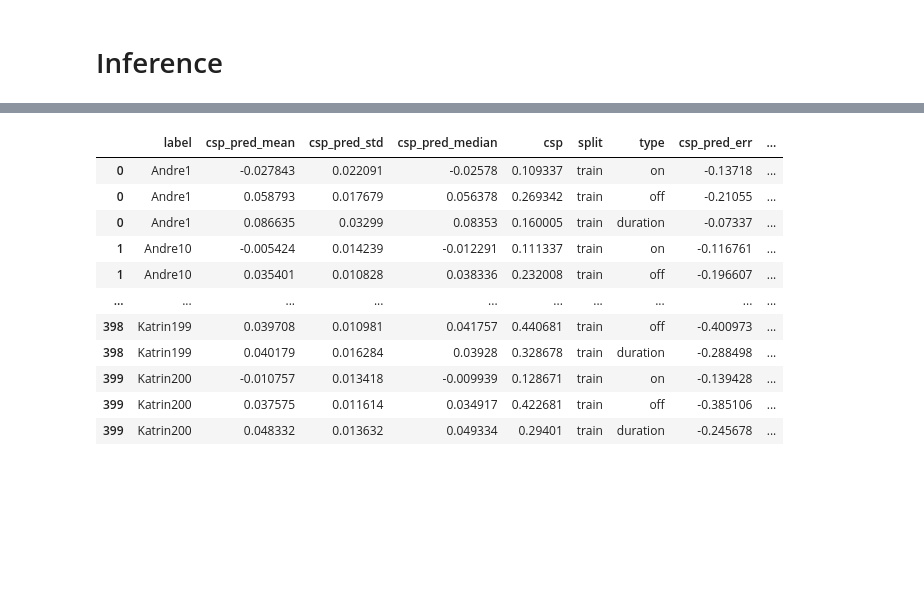
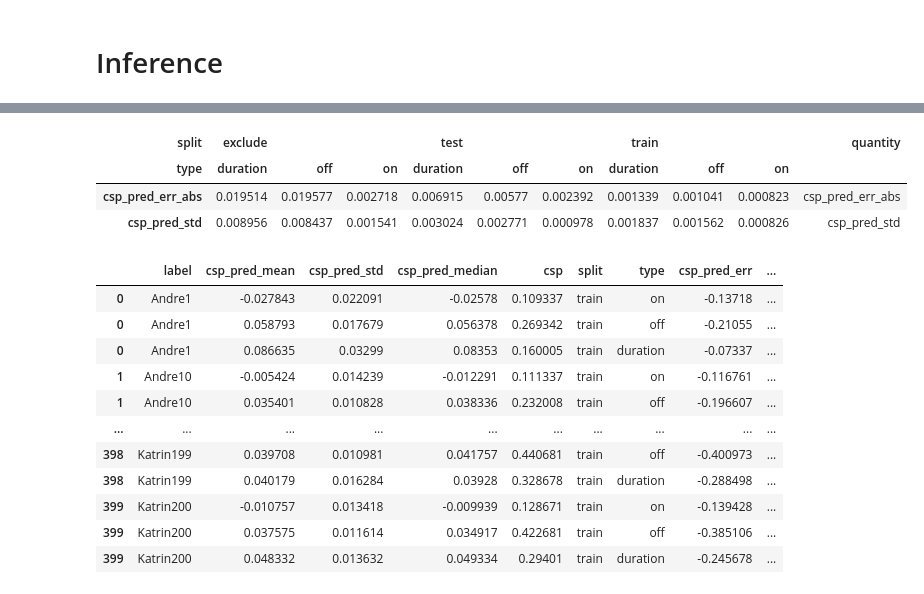
Before and after one commit to wirhabenzeit/csp, a Jupyter notebook: xresnet.ipynb, the cells around one changed output, grey strips where cells are left out. Drawn from its saved outputs; the diff is of its cells as text; code cells hidden in the pictures; blank space fills up the shorter version.

```diff
--- a/xresnet.ipynb
+++ b/xresnet.ipynb
@@ -462,3 +503,14 @@ df = cspAllData.to_df(data,aggregate=True)
+# %%
+df1=df[["csp_pred_err_abs","csp_pred_std","split","type"]].groupby(["split","type"]).agg("mean").T
+df1["quantity"]=df1.index
+df1
+#df1.pivot(columns="quantity")
+#df1.pivot(columns="quantity")
+# %% [output]
+| split | exclude |  |  | test |  |  | train |  |  | quantity |
+| type | duration | off | on | duration | off | on | duration | off | on |  |
+| csp_pred_err_abs | 0.019514 | 0.019577 | 0.002718 | 0.006915 | 0.00577 | 0.002392 | 0.001339 | 0.001041 | 0.000823 | csp_pred_err_abs |
+| csp_pred_std | 0.008956 | 0.008437 | 0.001541 | 0.003024 | 0.002771 | 0.000978 | 0.001837 | 0.001562 | 0.000826 | csp_pred_std |
 # %%
 df
 # %% [output]
```
Also changed, not shown: parts of 8 cells of this notebook, 2 other files.
